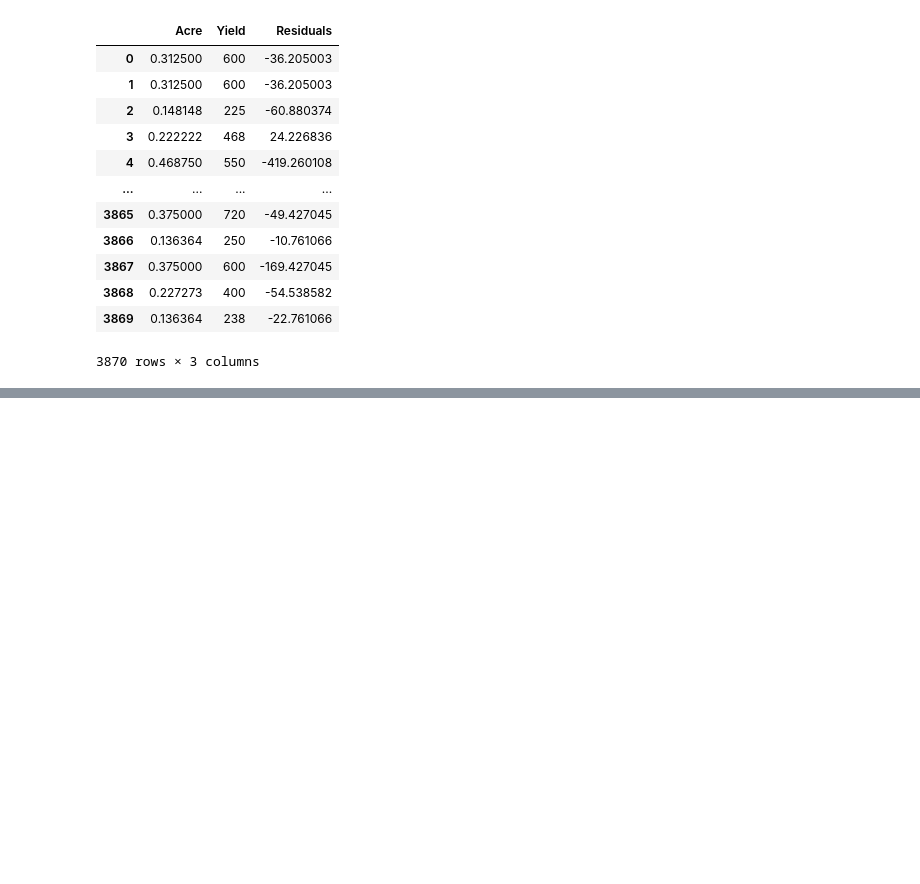
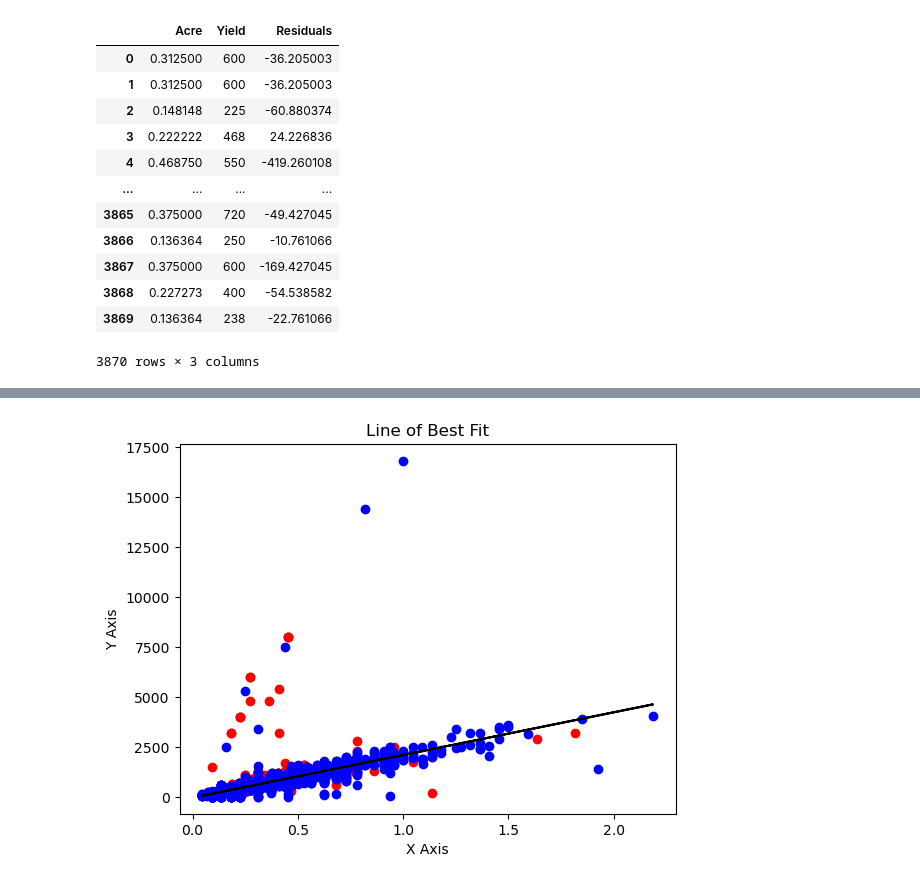
Before and after one commit to rapsoj/crop-yield-estimate, a Jupyter notebook: 03-model-building/test.ipynb, the cells around one changed output, grey strips where cells are left out. Saved outputs shown, nothing was run; the diff lists cells and outputs as text; code cells hidden in the pictures; blank space fills up the shorter version.

```diff
--- a/03-model-building/test.ipynb
+++ b/03-model-building/test.ipynb
@@ -427,0 +473,18 @@ train[train['Residuals']>=cutoff]
+# %%
+# Perform linear regression
+slope, intercept = np.polyfit(train['Acre'], train['Yield'], 1)
+
+# Plot data points with different colors based on 'Category'
+criteria = train['Total_Crop_Cycle_Duration'] >= 170
+plt.scatter(train[criteria]['Acre'], train[criteria]['Yield'], color='red')
+plt.scatter(train[~criteria]['Acre'], train[~criteria]['Yield'], color='blue')
+
+# Plot the line of best fit
+plt.plot(train['Acre'], slope * train['Acre'] + intercept, color='black')  # y = mx + c
+
+plt.xlabel('X Axis')
+plt.ylabel('Y Axis')
+plt.title('Line of Best Fit')
+plt.show()
+# %% [output]
+[figure, added]
```
Also changed, not shown: parts of 9 cells of this notebook, 1 other file.
